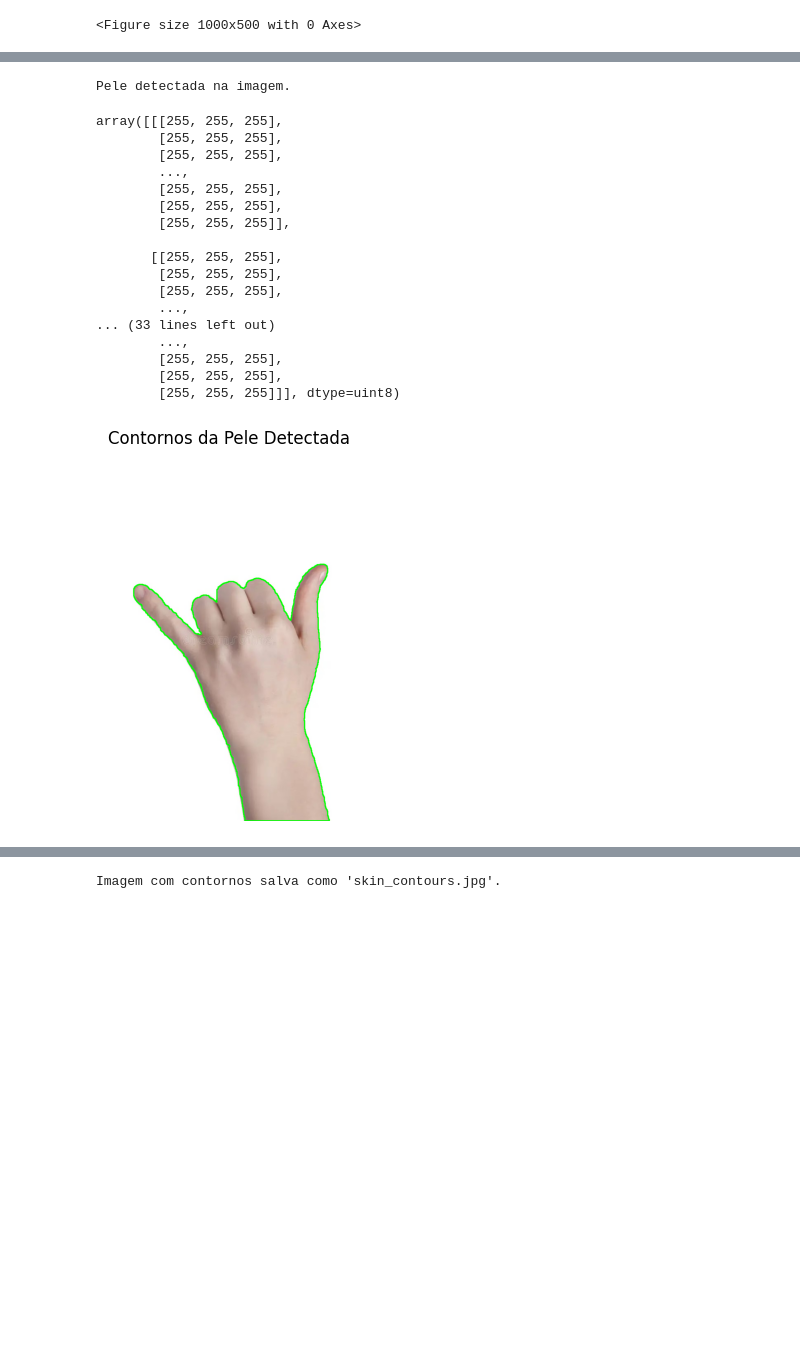
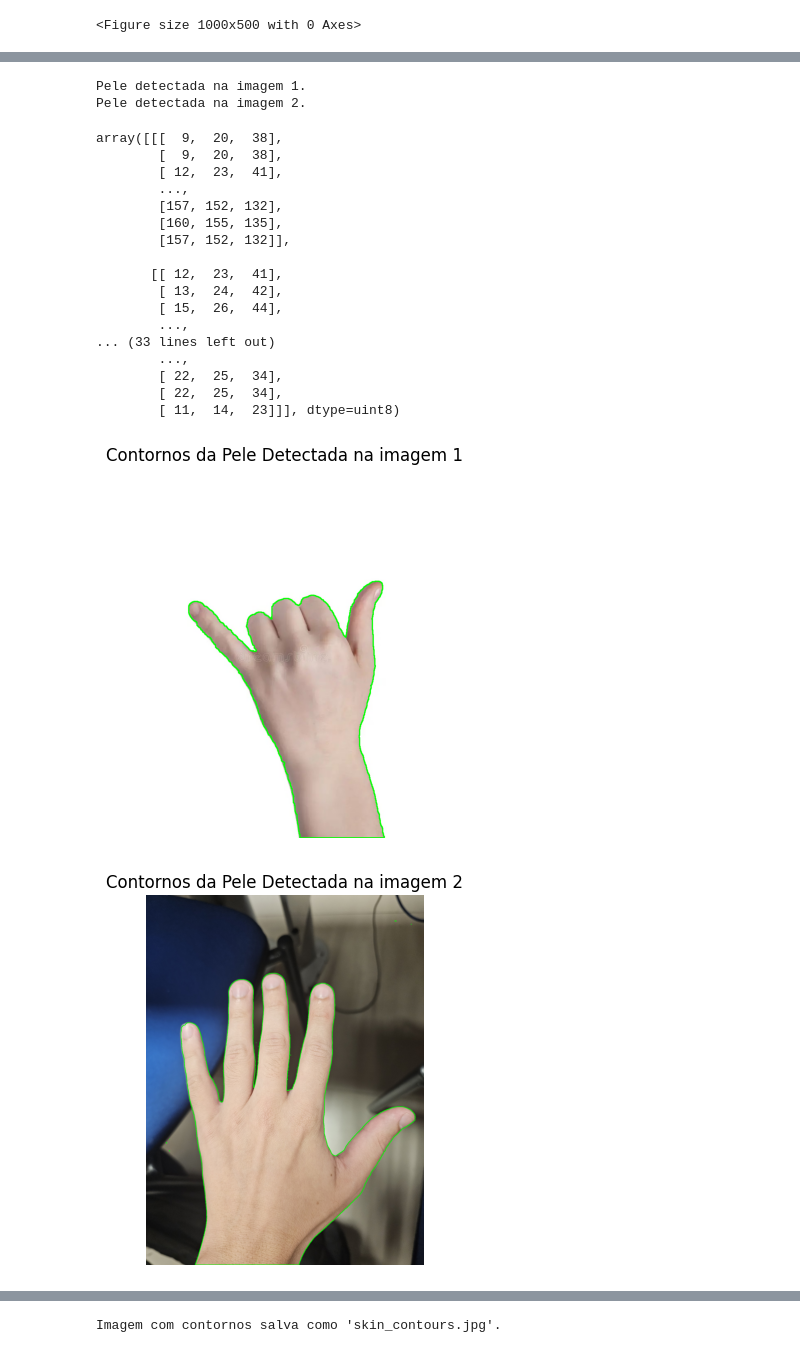
Before and after one commit to Lucas-serejo/projeto-visao-computacional-2025.1, a Jupyter notebook: AC/Detecting_Skin.ipynb, the cells around one changed output, grey strips where cells are left out. Cells and saved outputs as stored; diff of their text form; code cells hidden in the pictures; blank space fills up the shorter version.

Commit message:
feat: New Image as example

```diff
--- a/AC/Detecting_Skin.ipynb
+++ b/AC/Detecting_Skin.ipynb
@@ -5,7 +5,9 @@ import numpy as np
 from matplotlib import pyplot as plt
 # %%
 # 1. Realizar upload da imagem
-filename = 'Images\Mao.jpg'
-image = cv2.imread(filename)
+filename1 = 'Images\Mao.jpg'
+filename2 = 'Images\handpicture2.jpg'
+image1 = cv2.imread(filename1)
+image2 = cv2.imread(filename2)
 # %%
 # Verificar se a imagem foi carregada corretamente
@@ -15,4 +20,5 @@ if image is None:
 # %%
 # Converter a imagem de BGR (OpenCV) para RGB (Matplotlib)
-image_rgb = cv2.cvtColor(image, cv2.COLOR_BGR2RGB)
+image_rgb = cv2.cvtColor(image1, cv2.COLOR_BGR2RGB)
+image_rgb2 = cv2.cvtColor(image2, cv2.COLOR_BGR2RGB)
 # %%
@@ -60,11 +89,17 @@ plt.show()
 # %%
 # 4. Verificar se a pele foi detectada
 if np.any(skin_mask):
-    print("Pele detectada na imagem.")
+    print("Pele detectada na imagem 1.")
 else:
-    print("Nenhuma pele detectada na imagem.")
+    print("Nenhuma pele detectada na imagem 1.")
+
+if np.any(skin_mask2):
+    print("Pele detectada na imagem 2.")
+else:
+    print("Nenhuma pele detectada na imagem 2.")
 # %% [output]
-Pele detectada na imagem.
+Pele detectada na imagem 1.
+Pele detectada na imagem 2.
 # %%
 # 5. Recortar a região de interesse (ROI) e salvar a imagem
 # Encontrar os contornos na máscara
@@ -73,32 +109,40 @@ contours, _ = cv2.findContours(skin_mask, cv2.RETR_EXTERNAL, cv2.CHAIN_APPROX_SI
 # Desenhar os contornos na imagem original
 image_with_contours = image_rgb.copy()
 cv2.drawContours(image_with_contours, contours, -1, (0, 255, 0), 2)
+image_with_contours2 = image_rgb2.copy()
+cv2.drawContours(image_with_contours2, contours2, -1, (0, 255, 0), 2)
 # %% [output]
-array([[[255, 255, 255],
-        [255, 255, 255],
-        [255, 255, 255],
+array([[[  9,  20,  38],
+        [  9,  20,  38],
+        [ 12,  23,  41],
         ...,
-        [255, 255, 255],
-        [255, 255, 255],
-        [255, 255, 255]],
+        [157, 152, 132],
+        [160, 155, 135],
+        [157, 152, 132]],
 
-       [[255, 255, 255],
-        [255, 255, 255],
-        [255, 255, 255],
+       [[ 12,  23,  41],
+        [ 13,  24,  42],
+        [ 15,  26,  44],
         ...,
 ... (33 lines left out)
         ...,
-        [255, 255, 255],
-        [255, 255, 255],
-        [255, 255, 255]]], dtype=uint8)
+        [ 22,  25,  34],
+        [ 22,  25,  34],
+        [ 11,  14,  23]]], dtype=uint8)
 # %%
 # Exibir a imagem com os contornos
 plt.imshow(image_with_contours)
-plt.title('Contornos da Pele Detectada')
+plt.title('Contornos da Pele Detectada na imagem 1')
 plt.axis('off')
 plt.show()
+
+plt.imshow(image_with_contours2)
+plt.title('Contornos da Pele Detectada na imagem 2')
+plt.axis('off')
+plt.show()
 # %% [output]
-[figure, old version]
+[figure, new version]
+[figure, added]
 # %%
 # Salvar a imagem com a pele detectada
 cv2.imwrite('skin_detected.jpg', cv2.cvtColor(skin_detected, cv2.COLOR_RGB2BGR))
```
Also changed, not shown: parts of 8 cells of this notebook, 1 other file.
